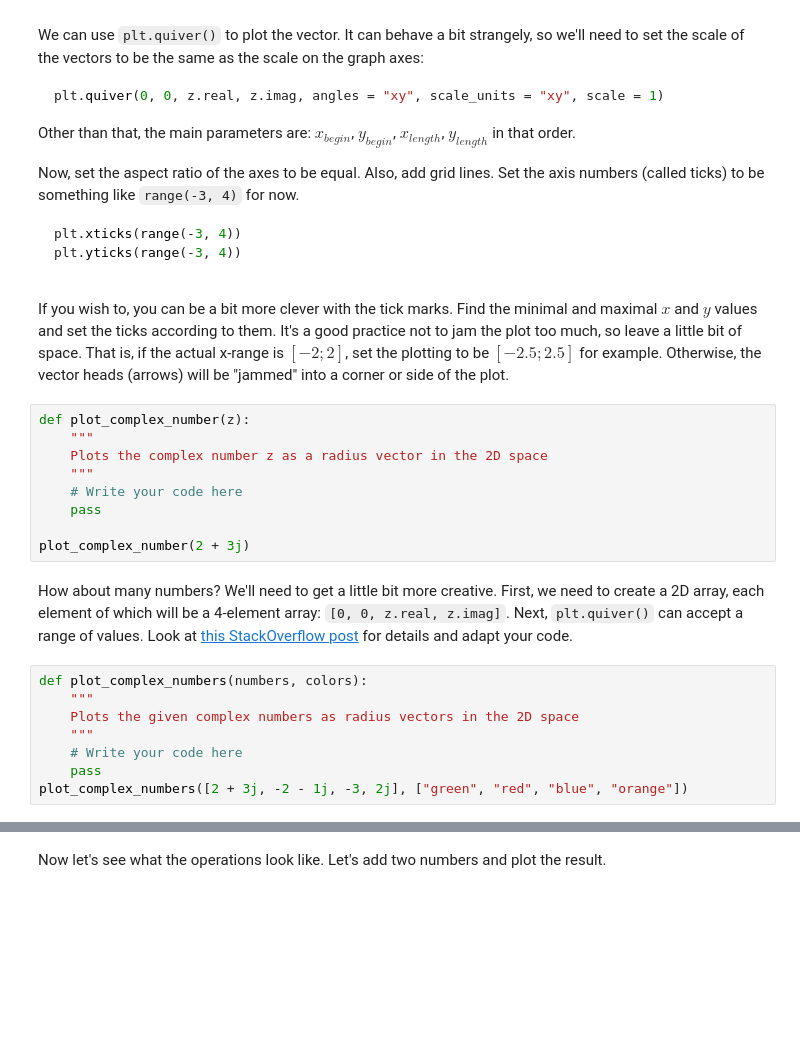
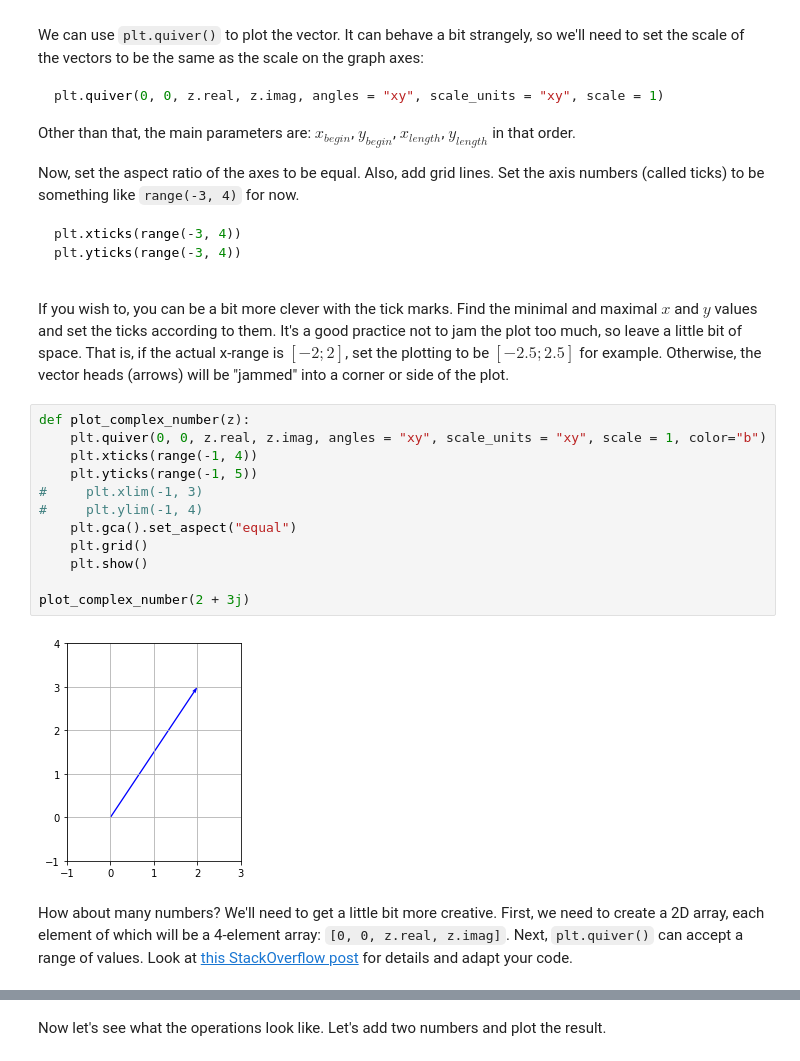
Before and after one commit to momchilantonov/SoftUni-Math-Concepts-For-Developers-February-2021, a Jupyter notebook: Basic-Algebra/Homework/Basic Algebra Exercise.ipynb, the cells around one changed output, grey strips where cells are left out. Saved outputs shown, nothing was run; the diff lists cells and outputs as text; blank space fills up the shorter version.

````diff
--- a/Basic-Algebra/Homework/Basic Algebra Exercise.ipynb
+++ b/Basic-Algebra/Homework/Basic Algebra Exercise.ipynb
@@ -233,22 +234,19 @@ plt.yticks(range(-3, 4))
 ```
 
 If you wish to, you can be a bit more clever with the tick marks. Find the minimal and maximal $x$ and $y$ values and set the ticks according to them. It's a good practice not to jam the plot too much, so leave a little bit of space. That is, if the actual x-range is $[-2; 2]$, set the plotting to be $[-2.5; 2.5]$ for example. Otherwise, the vector heads (arrows) will be "jammed" into a corner or side of the plot.
-# %%
-def plot_complex_number(z):
-    """
-    Plots the complex number z as a radius vector in the 2D space
-    """
-    # Write your code here
-    pass
-
-plot_complex_number(2 + 3j)
+# %%
+def plot_complex_number(z):
+    plt.quiver(0, 0, z.real, z.imag, angles = "xy", scale_units = "xy", scale = 1, color="b")
+    plt.xticks(range(-1, 4))
+    plt.yticks(range(-1, 5))
+#     plt.xlim(-1, 3)
+#     plt.ylim(-1, 4)
+    plt.gca().set_aspect("equal")
+    plt.grid()
+    plt.show()
+
+plot_complex_number(2 + 3j)
+# %% [output]
+[figure, added]
 # %% [markdown]
 How about many numbers? We'll need to get a little bit more creative. First, we need to create a 2D array, each element of which will be a 4-element array: `[0, 0, z.real, z.imag]`. Next, `plt.quiver()` can accept a range of values. Look at [this StackOverflow post](https://stackoverflow.com/questions/12265234/how-to-plot-2d-math-vectors-with-matplotlib) for details and adapt your code.
-# %%
-def plot_complex_numbers(numbers, colors):
-    """
-    Plots the given complex numbers as radius vectors in the 2D space
-    """
-    # Write your code here
-    pass
-plot_complex_numbers([2 + 3j, -2 - 1j, -3, 2j], ["green", "red", "blue", "orange"])
````
Also changed, not shown: parts of 13 cells of this notebook.
